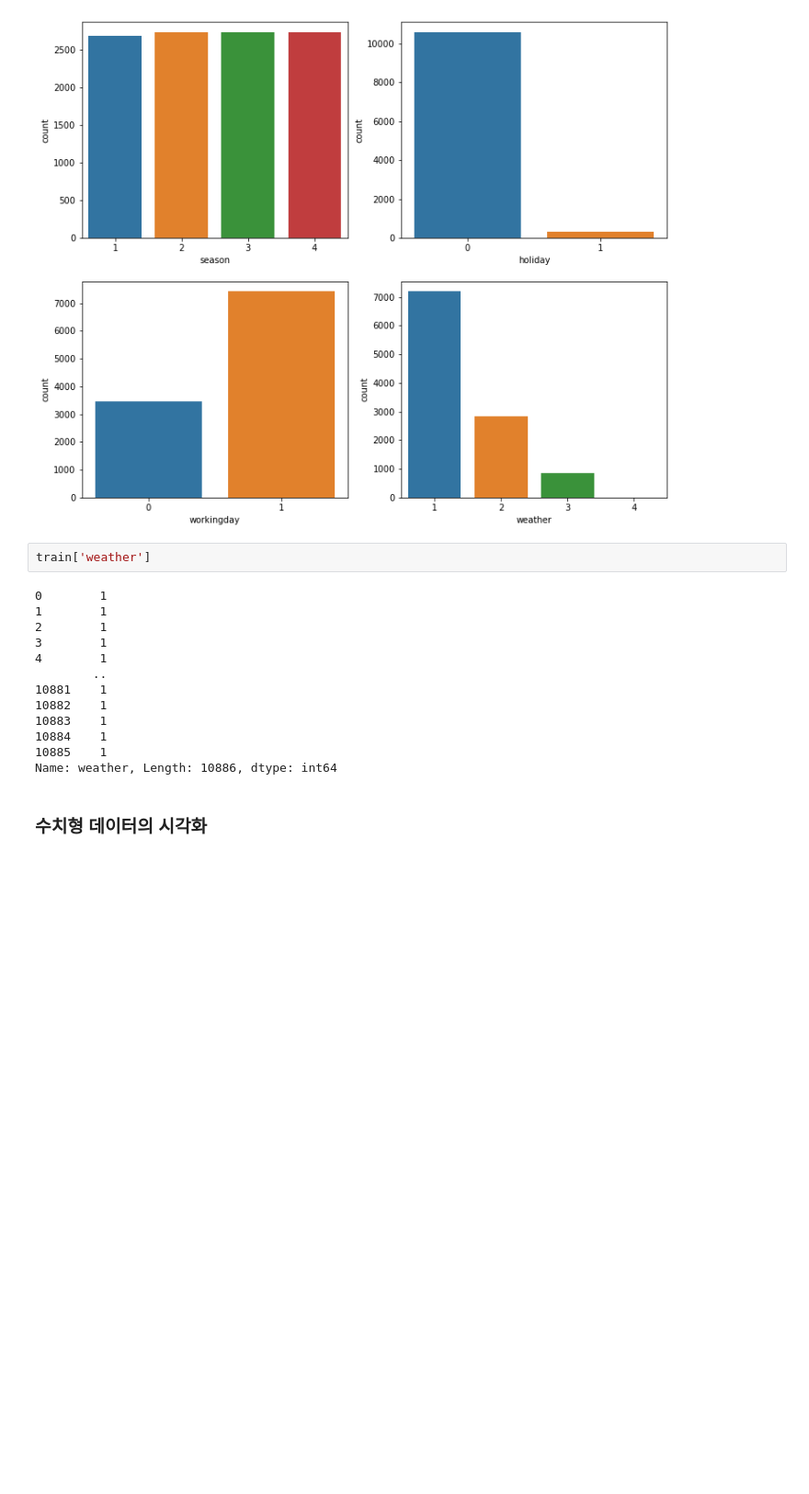
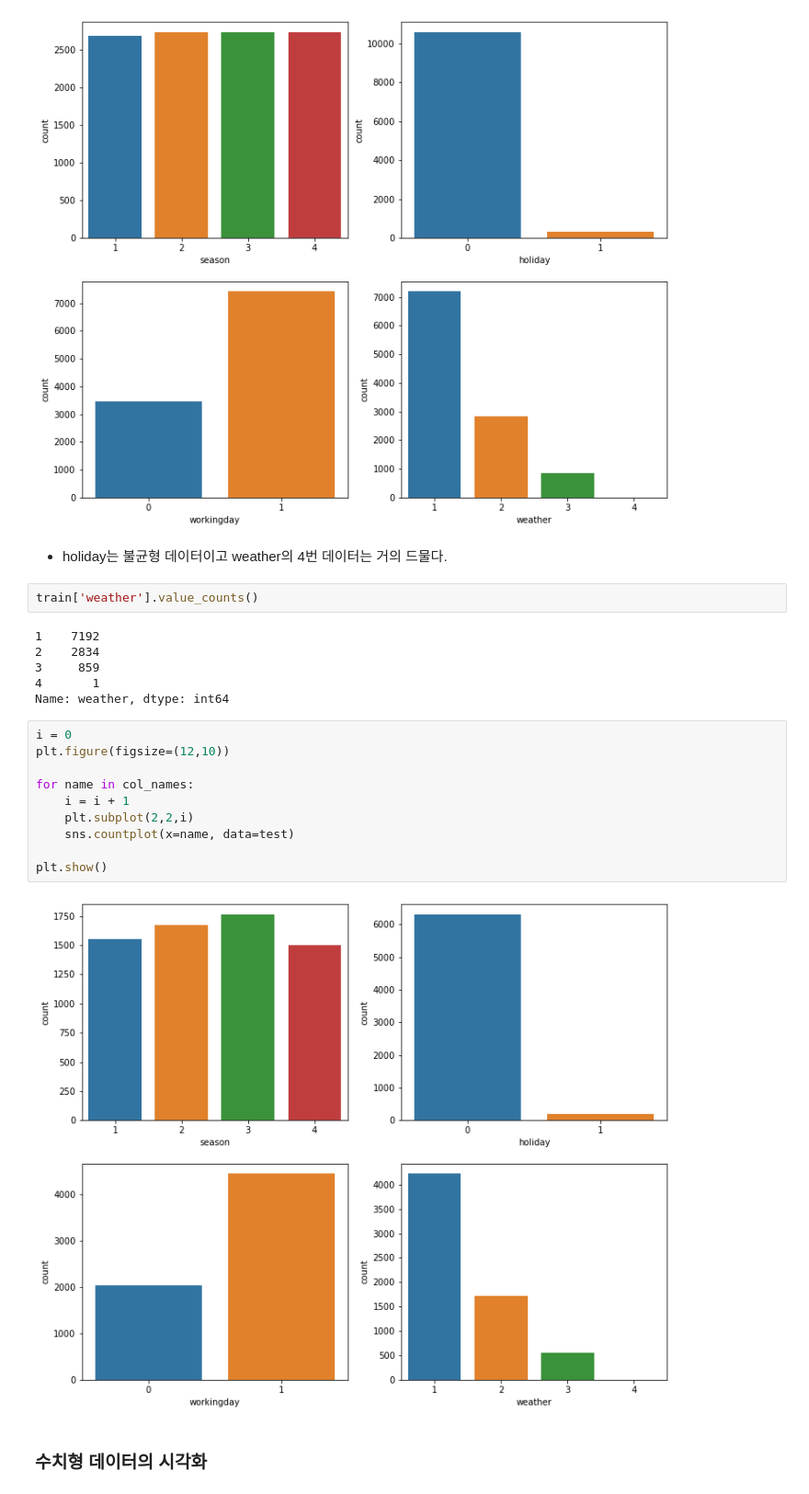
Before and after one commit to dongik9/MydataAnalysis, a Jupyter notebook: 20221005_class02.ipynb, the cells around one changed output. Shown: that part at 92% size. Saved outputs shown, nothing was run; the diff lists cells and outputs as text; blank space fills up the shorter version.

```diff
--- a/20221005_class02.ipynb
+++ b/20221005_class02.ipynb
@@ -75,21 +75,28 @@ for name in col_names:
 plt.show()
 # %% [output]
 [figure]
+# %% [markdown]
+* holiday는 불균형 데이터이고 weather의 4번 데이터는 거의 드물다.
 # %%
-train['weather']
+train['weather'].value_counts()
 # %% [output]
-0        1
-1        1
-2        1
-3        1
-4        1
-        ..
-10881    1
-10882    1
-10883    1
-10884    1
-10885    1
-Name: weather, Length: 10886, dtype: int64
+1    7192
+2    2834
+3     859
+4       1
+Name: weather, dtype: int64
+# %%
+i = 0
+plt.figure(figsize=(12,10))
+
+for name in col_names:
+    i = i + 1
+    plt.subplot(2,2,i)
+    sns.countplot(x=name, data=test)
+
+plt.show()
+# %% [output]
+[figure, added]
 # %% [markdown]
 ### 수치형 데이터의 시각화
 # %%
```
Also changed, not shown: parts of 21 cells of this notebook, 6 other files.
